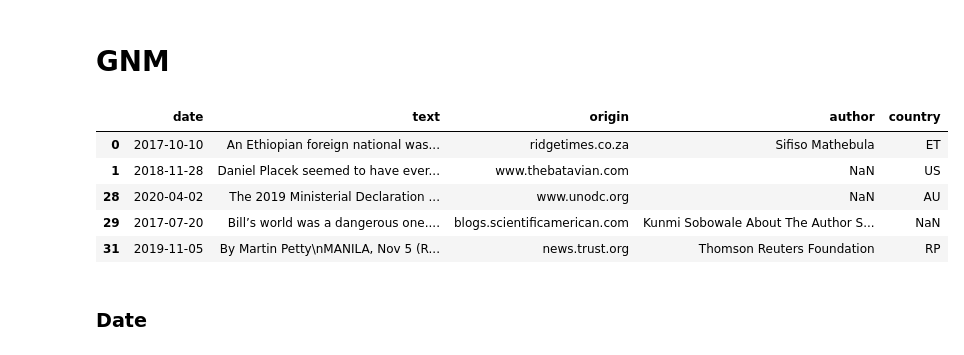
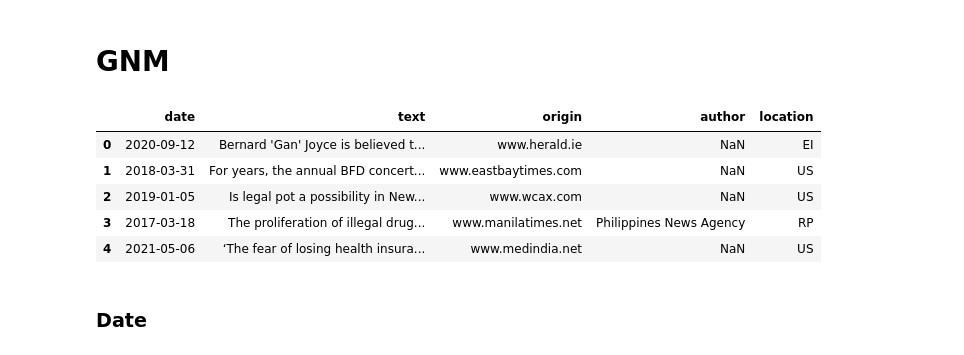
Before and after one commit to pjjongenelen/newscript, a Jupyter notebook: src/EDA/exploration.ipynb, the cells around one changed output. Drawn from its saved outputs; the diff is of its cells as text; code cells hidden in the pictures.

```diff
--- a/src/EDA/exploration.ipynb
+++ b/src/EDA/exploration.ipynb
@@ -6,15 +6,15 @@ ROOT = 'C:\\Users\\timjo\\PycharmProjects\\newscript'
 # %% [markdown]
 # GNM
 # %%
-gnm = pd.read_pickle(ROOT + "\\processed_data\\gnm.pkl")
+gnm = pd.read_csv(ROOT + "\\processed_data\\gnm.csv", index_col=0)
 gnm.head()
 # %% [output]
-|  | date | text | origin | author | country |
-| 0 | 2017-10-10 | An Ethiopian foreign national was... | ridgetimes.co.za | Sifiso Mathebula | ET |
-| 1 | 2018-11-28 | Daniel Placek seemed to have ever... | www.thebatavian.com | NaN | US |
-| 28 | 2020-04-02 | The 2019 Ministerial Declaration ... | www.unodc.org | NaN | AU |
-| 29 | 2017-07-20 | Bill’s world was a dangerous one.... | blogs.scientificamerican.com | Kunmi Sobowale About The Author S... | NaN |
-| 31 | 2019-11-05 | By Martin Petty\nMANILA, Nov 5 (R... | news.trust.org | Thomson Reuters Foundation | RP |
+|  | date | text | origin | author | location |
+| 0 | 2020-09-12 | Bernard 'Gan' Joyce is believed t... | www.herald.ie | NaN | EI |
+| 1 | 2018-03-31 | For years, the annual BFD concert... | www.eastbaytimes.com | NaN | US |
+| 2 | 2019-01-05 | Is legal pot a possibility in New... | www.wcax.com | NaN | US |
+| 3 | 2017-03-18 | The proliferation of illegal drug... | www.manilatimes.net | Philippines News Agency | RP |
+| 4 | 2021-05-06 | ‘The fear of losing health insura... | www.medindia.net | NaN | US |
 # %% [markdown]
 ### Date
 # %%
```
Also changed, not shown: parts of 15 cells of this notebook, 8 other files.
